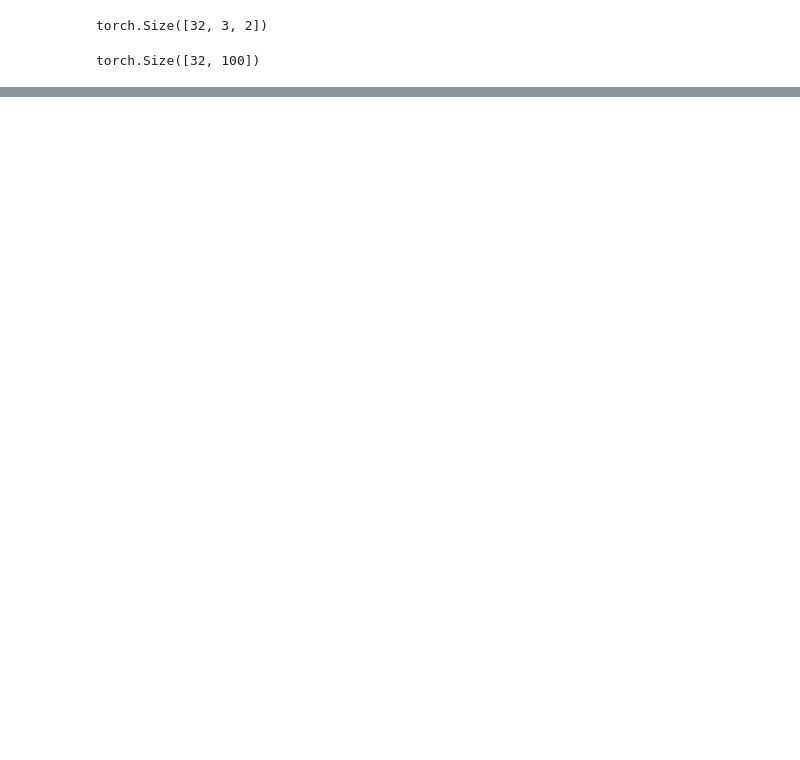
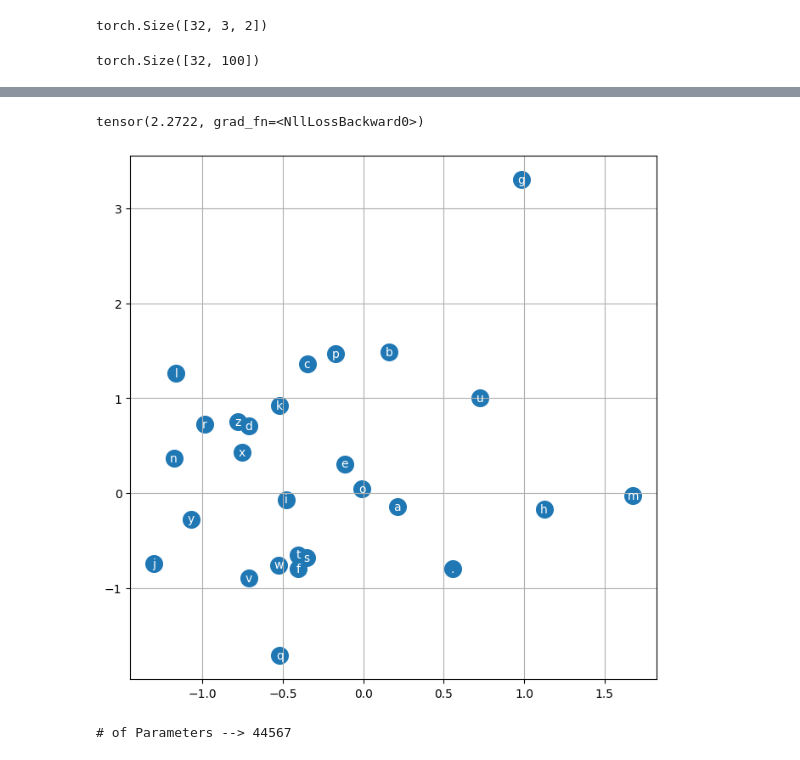
Before and after one commit to sachinrcz/llmatoz, a Jupyter notebook: Make More Part 2.ipynb, the cells around one changed output, grey strips where cells are left out. Cells and saved outputs as stored; diff of their text form; code cells hidden in the pictures; blank space fills up the shorter version.

```diff
--- a/Make More Part 2.ipynb
+++ b/Make More Part 2.ipynb
@@ -95,0 +471,18 @@ tensor([[ 0.9883,  0.9836,  0.9995,  ...,  0.9991,  0.9693,  0.9812],
+# %%
+embedding_dimension = 2
+neuron_second_layer = 300
+
+# generator for reproducable results
+g = torch.Generator().manual_seed(2147483647)
+
+# parameters
+input_dim = embedding_dimension * block_size
+C = torch.randn((27, embedding_dimension), generator=g)
+W1 = torch.rand((input_dim, neuron_second_layer), generator=g)
+b1 = torch.rand(neuron_second_layer, generator=g)
+W2 = torch.rand((neuron_second_layer, 27), generator=g)
+b2 = torch.rand(27, generator=g)
+parameters = [C, W1, b1 , W2, b2]
+print("# of Parameters -->", sum(p.nelement() for p in parameters))
+for p in parameters:
+    p.requires_grad = True
@@ -95,0 +503,4 @@ tensor([[ 0.9883,  0.9836,  0.9995,  ...,  0.9991,  0.9693,  0.9812],
+# %%
+dev_loss()
+# %% [output]
+tensor(2.2722, grad_fn=<NllLossBackward0>)
@@ -95,0 +509,8 @@ tensor([[ 0.9883,  0.9836,  0.9995,  ...,  0.9991,  0.9693,  0.9812],
+# %%
+plt.figure(figsize=(8,8))
+plt.scatter(C[:,0].data, C[:,1].data, s=200)
+for i in range(C.shape[0]):
+    plt.text(C[i,0].item(),C[i,1].item(), itos[i], ha="center", va="center", color="white")
+plt.grid('minor')
+# %% [output]
+[figure, added]
@@ -95,0 +519,20 @@ tensor([[ 0.9883,  0.9836,  0.9995,  ...,  0.9991,  0.9693,  0.9812],
+# %%
+embedding_dimension = 20
+neuron_second_layer = 500
+
+# generator for reproducable results
+g = torch.Generator().manual_seed(2147483647)
+
+# parameters
+input_dim = embedding_dimension * block_size
+C = torch.randn((27, embedding_dimension), generator=g)
+W1 = torch.rand((input_dim, neuron_second_layer), generator=g)
+b1 = torch.rand(neuron_second_layer, generator=g)
+W2 = torch.rand((neuron_second_layer, 27), generator=g)
+b2 = torch.rand(27, generator=g)
+parameters = [C, W1, b1 , W2, b2]
+print("# of Parameters -->", sum(p.nelement() for p in parameters))
+for p in parameters:
+    p.requires_grad = True
+# %% [output]
+# of Parameters --> 44567
```
Also changed, not shown: parts of 56 cells of this notebook, 1 other file.
